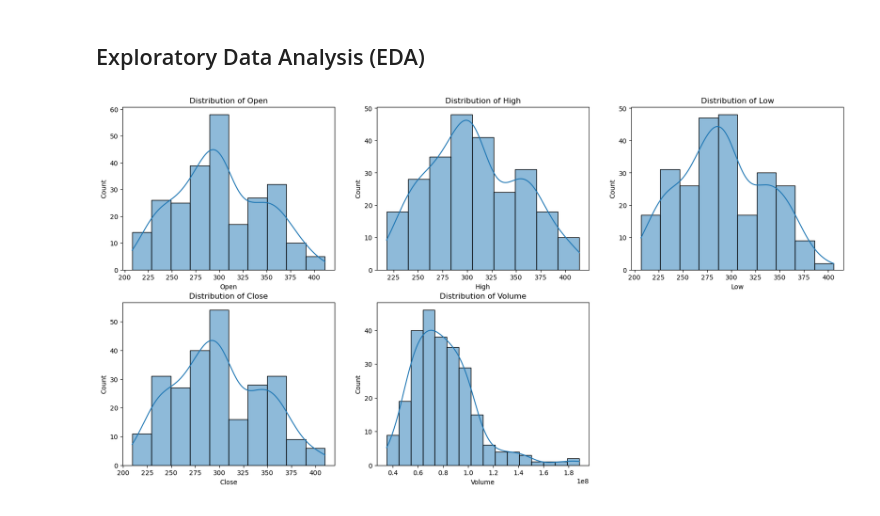
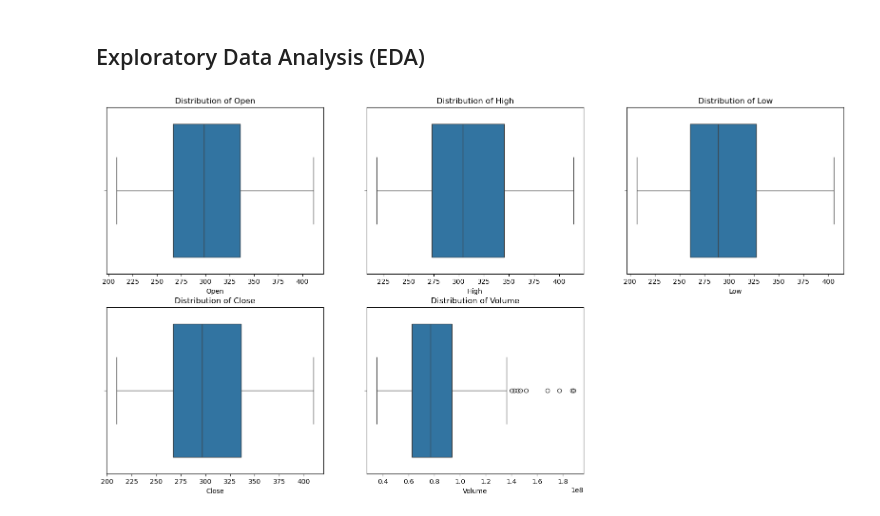
Before and after one commit to Subodhtiwari2003/stockprice_prediction, a Jupyter notebook: stockprice_prediction.ipynb, the cells around one changed output. Saved outputs shown, nothing was run; the diff lists cells and outputs as text; code cells hidden in the pictures.

```diff
--- a/stockprice_prediction.ipynb
+++ b/stockprice_prediction.ipynb
@@ -68,10 +68,10 @@ dtype: int64
 # %%
 features = ['Open', 'High', 'Low', 'Close', 'Volume']
 plt.figure(figsize=(20, 10))
 
 for i, col in enumerate(features):
     plt.subplot(2, 3, i + 1)
-    sns.histplot(df[col], kde=True)
+    sns.boxplot(x=df[col])
     plt.title(f'Distribution of {col}')
 # %% [output]
-[figure, old version]
+[figure, new version]
```
Also changed, not shown: parts of 1 cell of this notebook.
